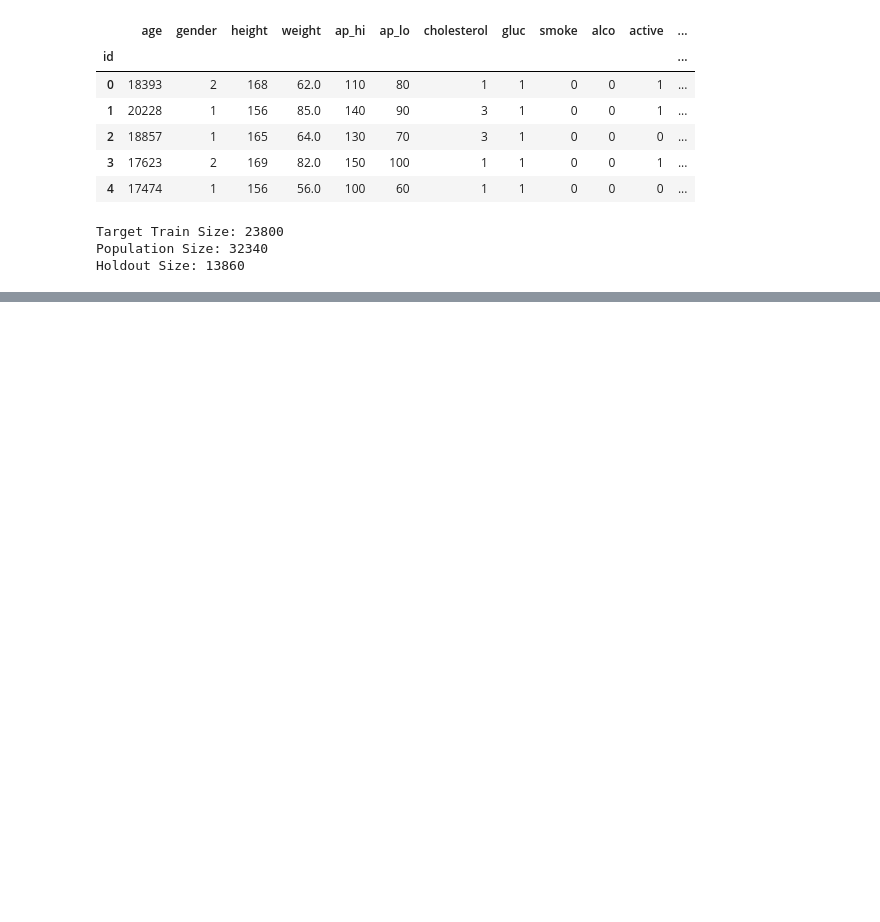
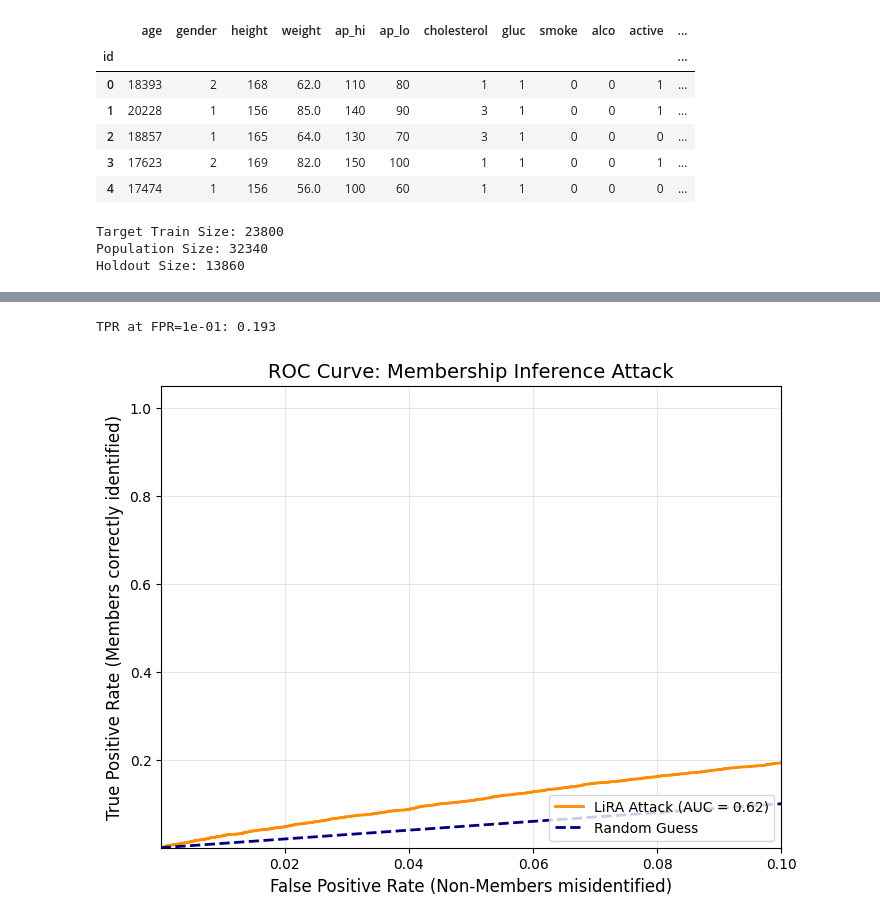
Before and after one commit to chauanphu/MIA-CVD, a Jupyter notebook: LiRA.ipynb, the cells around one changed output, grey strips where cells are left out. Saved outputs shown, nothing was run; the diff lists cells and outputs as text; code cells hidden in the pictures; blank space fills up the shorter version.

```diff
--- a/LiRA.ipynb
+++ b/LiRA.ipynb
@@ -295,0 +329,5 @@ LiRA Attack AUC: 0.67
+# %%
+plot_lira_roc(all_labels, all_scores, 1e-1)
+# %% [output]
+TPR at FPR=1e-01: 0.193
+[figure, added]
```
Also changed, not shown: parts of 12 cells of this notebook, 1 other file.
